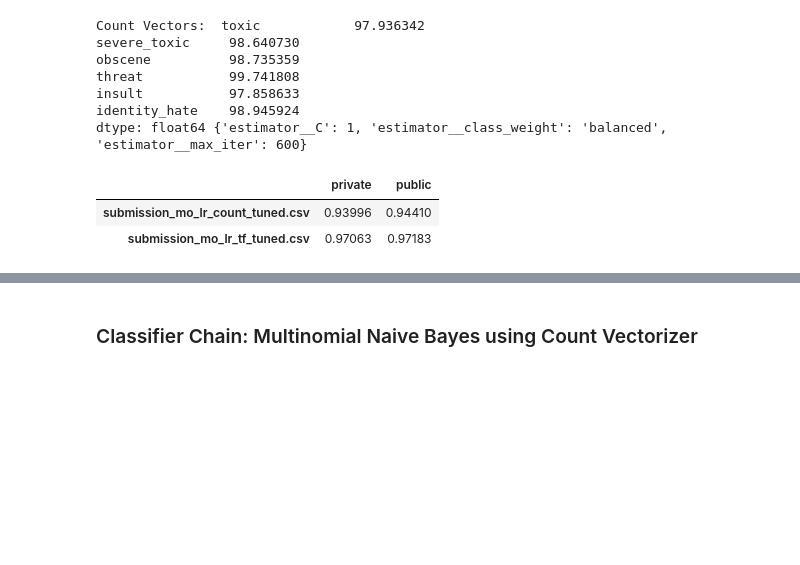
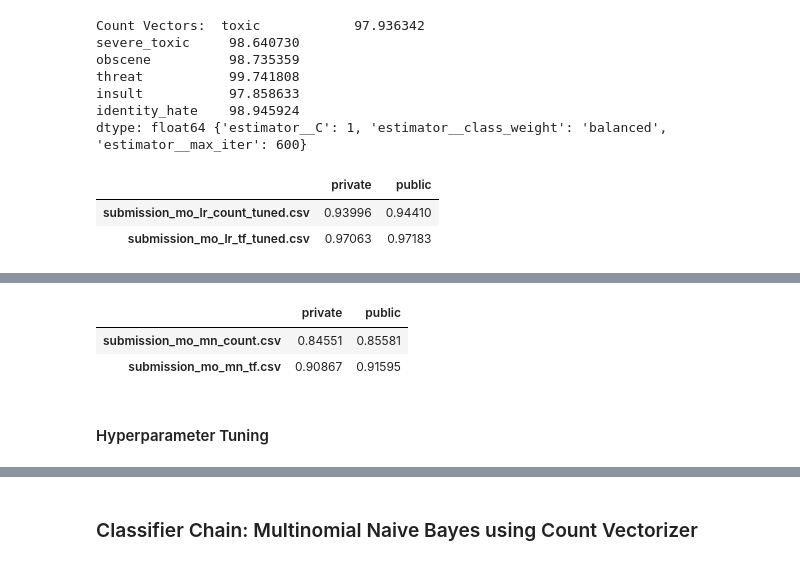
Before and after one commit to francheska-vicente/stintsy-project, a Jupyter notebook: ToxicComment_S13_Group8_Supplementary.ipynb, the cells around one changed output, grey strips where cells are left out. Saved outputs shown, nothing was run; the diff lists cells and outputs as text; code cells hidden in the pictures; blank space fills up the shorter version.

```diff
--- a/ToxicComment_S13_Group8_Supplementary.ipynb
+++ b/ToxicComment_S13_Group8_Supplementary.ipynb
@@ -627,0 +668,11 @@ sample_submission.to_csv(f'results/submission_mo_mn_count.csv', index = False)
+# %%
+pd.DataFrame(
+    data={'private': [0.84551, 0.90867], 'public': [0.85581, 0.91595]},
+    index=['submission_mo_mn_count.csv', 'submission_mo_mn_tf.csv']
+)
+# %% [output]
+|  | private | public |
+| submission_mo_mn_count.csv | 0.84551 | 0.85581 |
+| submission_mo_mn_tf.csv | 0.90867 | 0.91595 |
+# %% [markdown]
+#### Hyperparameter Tuning
```
Also changed, not shown: parts of 66 cells of this notebook, 4 other files.
